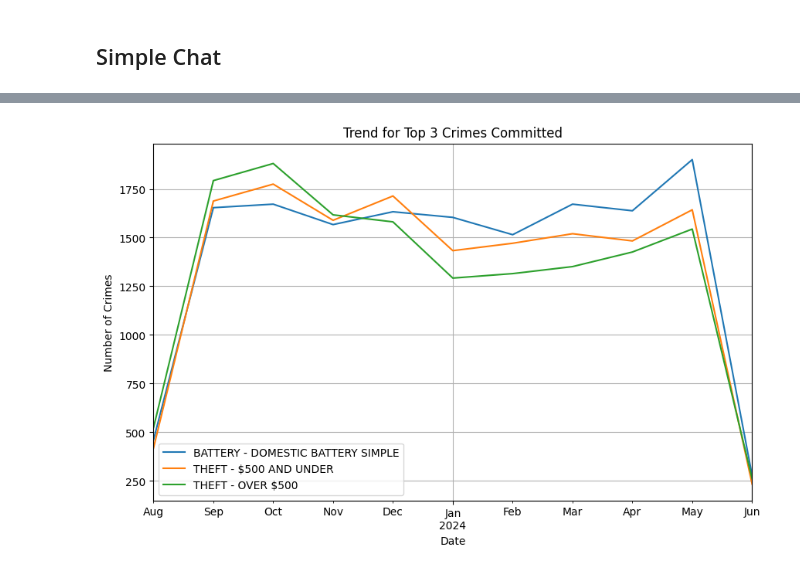
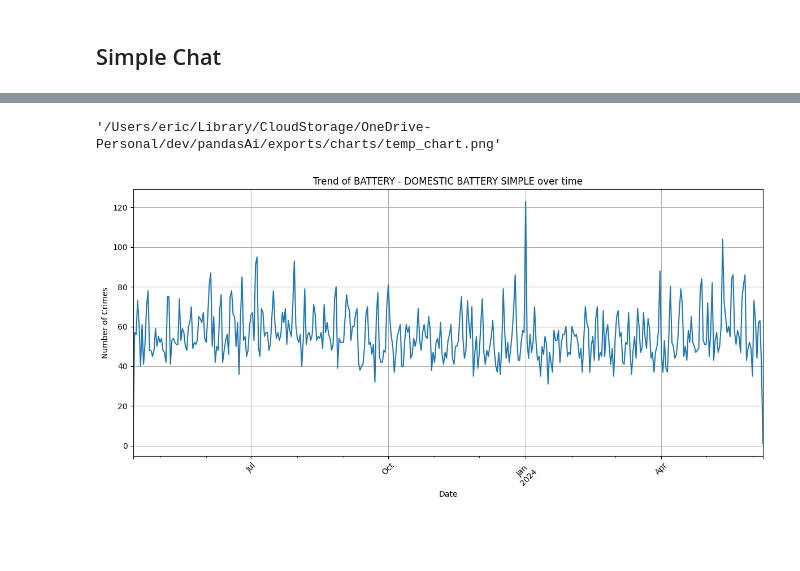
Before and after one commit to evogelpohl/pandasAi_Demos, a Jupyter notebook: chicago_crime_chat.ipynb, the cells around one changed output, grey strips where cells are left out. Cells and saved outputs as stored; diff of their text form; code cells hidden in the pictures; blank space fills up the shorter version.

```diff
--- a/chicago_crime_chat.ipynb
+++ b/chicago_crime_chat.ipynb
@@ -50,6 +50,7 @@ field_descriptions = {
 ## Import all our Pandas AI stuff & set up our GPT Model (Azure, OpenAI or Local) Behavior
 # %%
 import os
+import random
 from pandasai import SmartDataframe
 from pandasai.llm import AzureOpenAI
 from pandasai.llm.local_llm import LocalLLM
@@ -65,7 +66,7 @@ load_dotenv()
 open_ai_key = os.getenv('OPENAI_API_KEY')
 
 # Choose the model
-select_model = 'OpenAI' #OpenAI $$, #AzureOpenAI #Presdio #Local via LMStudio or similar.
+select_model = 'OpenAI' #OpenAI, #Azure, #Local via LMStudio or similar.
 
 if select_model == 'Azure':
     # Define the LLM model for Azure (if True)
@@ -89,9 +90,9 @@ elif select_model == 'OpenAI':
                 )
 
 elif select_model == 'Local':
-    llm = LocalLLM(api_base="http://host.docker.internal:1234/v1",
+    llm = LocalLLM(api_base="http://localhost:1234/v1",
                   temperature=0,
-                  seed=55,
+                  seed=random.randint(1, 100),
                   )
 
 
@@ -106,17 +107,17 @@ description = '''You are a data analysis agent. Your main goal is to help non-te
 # Define my connector
 agent = Agent(crime, config={'llm': llm,
                             'description': description,
-                            'enable_cache': False,
-                            'verbose': False,
+                            'enable_cache': True,
+                            'verbose': True,
                             'field_description': field_descriptions,
                             'save_charts': False,
                             'save_charts_path': './saved_plots',
-                            'open_charts': False,
+                            'open_charts': True,
                             }
              )
 # %% [markdown]
 ## Simple Chat
 # %%
-query = ''' Plot a trend for the top 3 crimes committed  '''
+query = ''' Find the top crime committed, then plot a trend line by date.  '''
 agent.chat(query=query)
 # %% [output]
@@ -124 +141,2 @@ agent.chat(query=query)
+'/Users/eric/Library/CloudStorage/OneDrive-Personal/dev/pandasAi/exports/charts/temp_chart.png'
-[figure, old version]
+[figure, new version]
```
Also changed, not shown: parts of 5 cells of this notebook, 6 other files.
